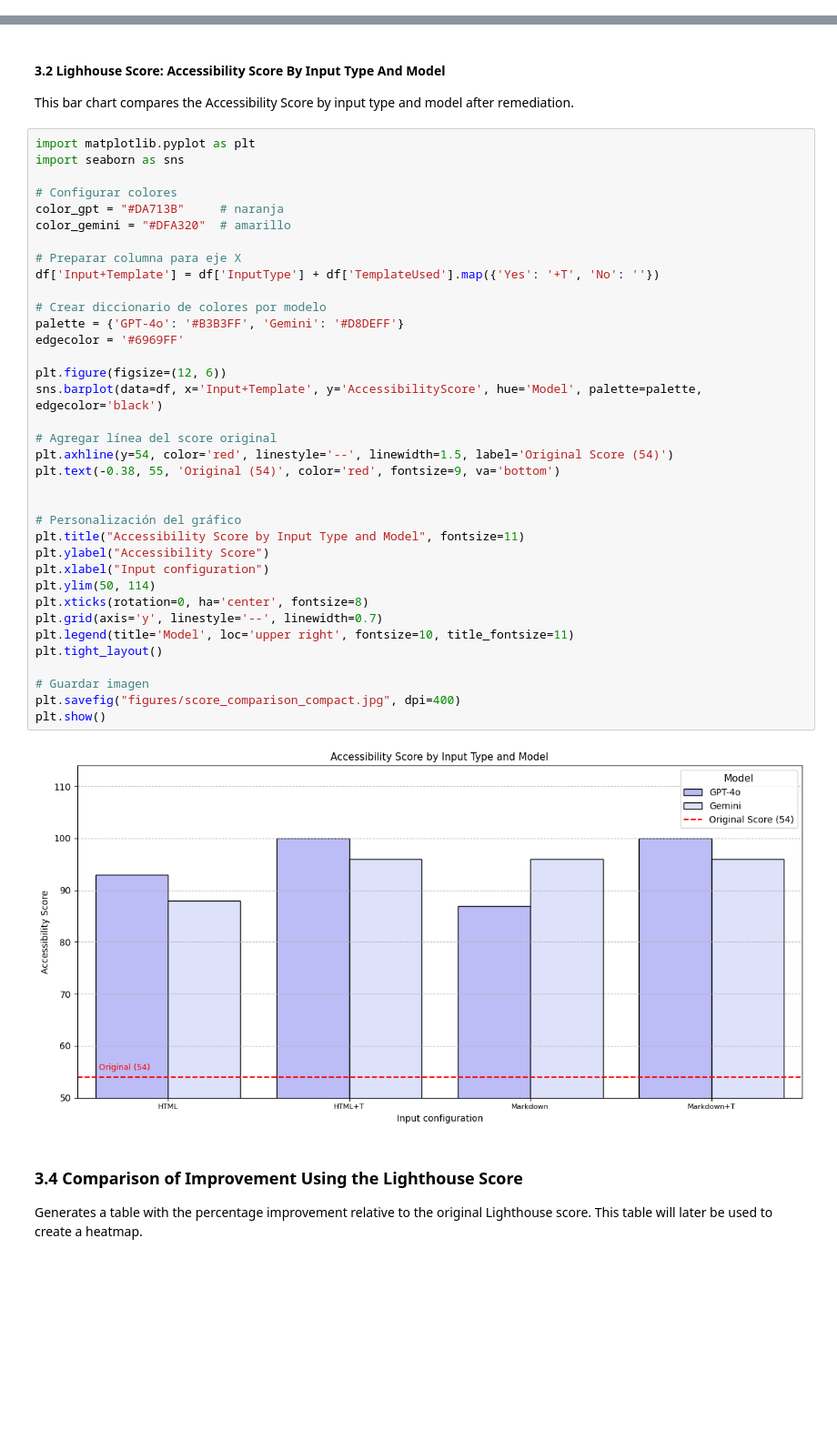
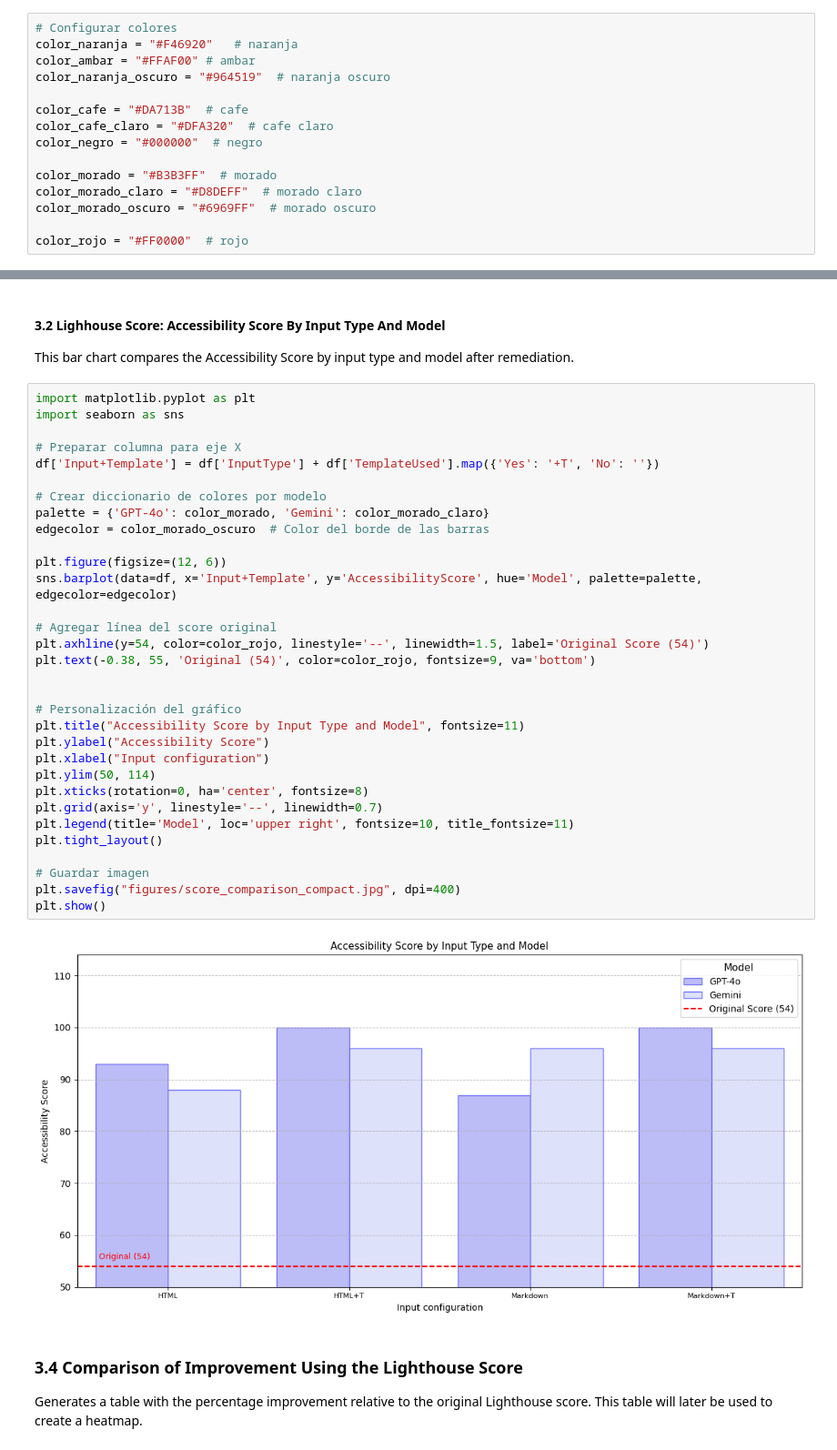
Before and after one commit to gverafei/towards-conceptual-model, a Jupyter notebook: code/conceptual-model.ipynb, the cells around one changed output, grey strips where cells are left out. Shown at 91% size. Cells and saved outputs as stored; diff of their text form; blank space fills up the shorter version.

```diff
--- a/code/conceptual-model.ipynb
+++ b/code/conceptual-model.ipynb
@@ -754,3 +756,18 @@ Boxplots are a great way to visually compare how different groups behave.
+# %%
+# Configurar colores
+color_naranja = "#F46920"   # naranja
+color_ambar = "#FFAF00" # ambar
+color_naranja_oscuro = "#964519"  # naranja oscuro
+
+color_cafe = "#DA713B"  # cafe
+color_cafe_claro = "#DFA320"  # cafe claro
+color_negro = "#000000"  # negro
+
+color_morado = "#B3B3FF"  # morado
+color_morado_claro = "#D8DEFF"  # morado claro
+color_morado_oscuro = "#6969FF"  # morado oscuro
+
+color_rojo = "#FF0000"  # rojo
 # %% [markdown]
 #### Accessibility Scores by Model
 # %%
@@ -1065,41 +1082,37 @@ This bar chart compares the Accessibility Score by input type and model after re
 # %%
 import matplotlib.pyplot as plt
 import seaborn as sns
-
-# Configurar colores
-color_gpt = "#DA713B"     # naranja
-color_gemini = "#DFA320"  # amarillo
 
 # Preparar columna para eje X
 df['Input+Template'] = df['InputType'] + df['TemplateUsed'].map({'Yes': '+T', 'No': ''})
 
 # Crear diccionario de colores por modelo
-palette = {'GPT-4o': '#B3B3FF', 'Gemini': '#D8DEFF'}
-edgecolor = '#6969FF'
+palette = {'GPT-4o': color_morado, 'Gemini': color_morado_claro}
+edgecolor = color_morado_oscuro  # Color del borde de las barras
 
 plt.figure(figsize=(12, 6))
-sns.barplot(data=df, x='Input+Template', y='AccessibilityScore', hue='Model', palette=palette, edgecolor='black')
+sns.barplot(data=df, x='Input+Template', y='AccessibilityScore', hue='Model', palette=palette, edgecolor=edgecolor)
 
 # Agregar línea del score original
-plt.axhline(y=54, color='red', linestyle='--', linewidth=1.5, label='Original Score (54)')
-plt.text(-0.38, 55, 'Original (54)', color='red', fontsize=9, va='bottom')
+plt.axhline(y=54, color=color_rojo, linestyle='--', linewidth=1.5, label='Original Score (54)')
+plt.text(-0.38, 55, 'Original (54)', color=color_rojo, fontsize=9, va='bottom')
 
 
 # Personalización del gráfico
 plt.title("Accessibility Score by Input Type and Model", fontsize=11)
 plt.ylabel("Accessibility Score")
 plt.xlabel("Input configuration")
 plt.ylim(50, 114)
 plt.xticks(rotation=0, ha='center', fontsize=8)
 plt.grid(axis='y', linestyle='--', linewidth=0.7)
 plt.legend(title='Model', loc='upper right', fontsize=10, title_fontsize=11)
 plt.tight_layout()
 
 # Guardar imagen
 plt.savefig("figures/score_comparison_compact.jpg", dpi=400)
 plt.show()
 # %% [output]
-[figure, old version]
+[figure, new version]
 # %% [markdown]
 ### 3.4 Comparison of Improvement Using the Lighthouse Score
 
```
Also changed, not shown: parts of 6 cells of this notebook.
